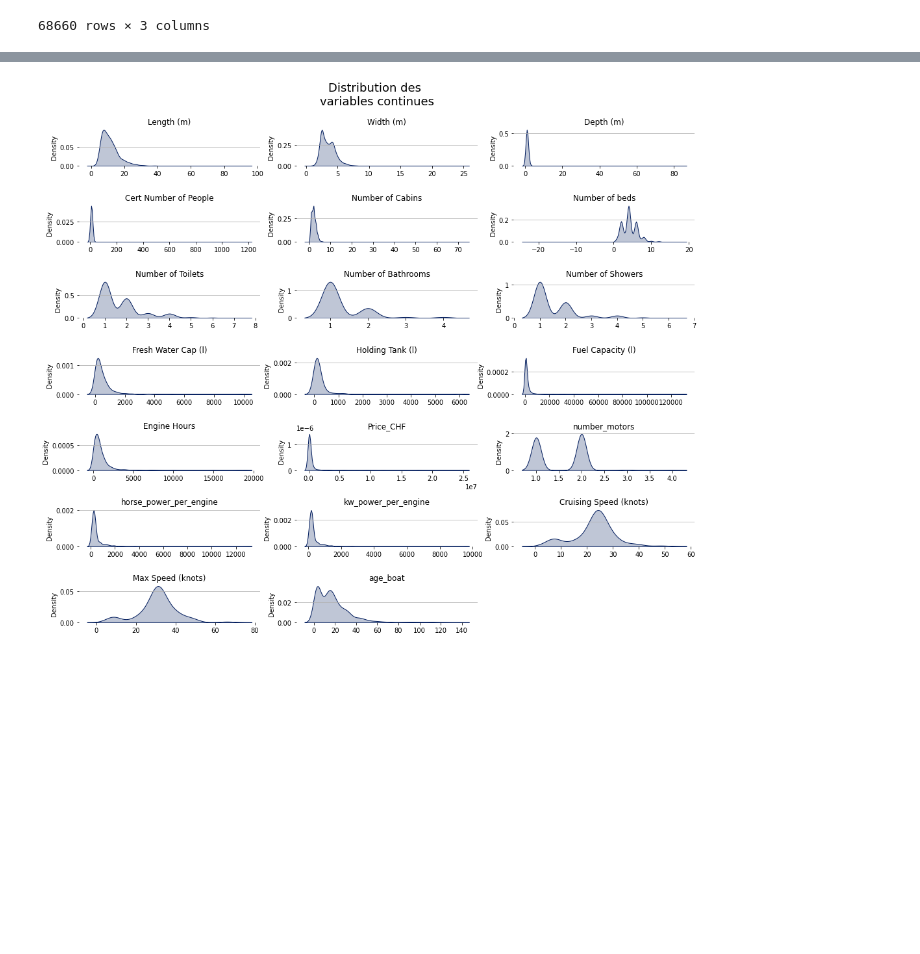
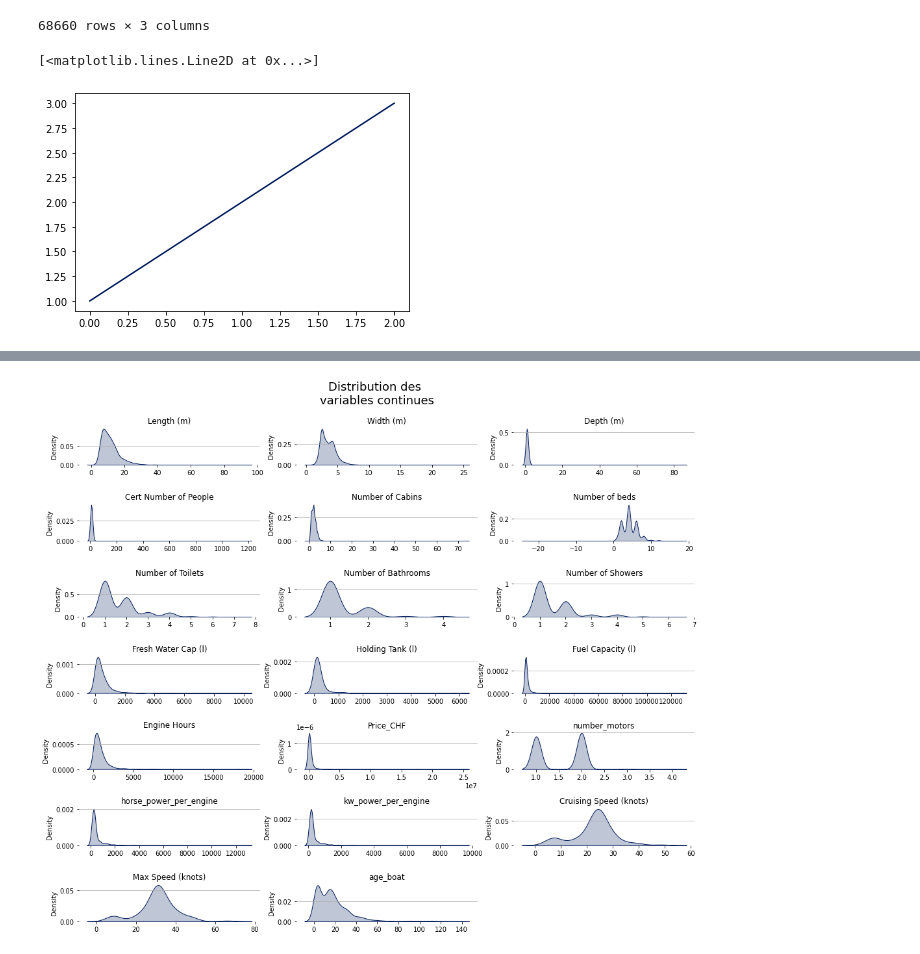
Before and after one commit to kristy25/AcademyPublic, a Jupyter notebook: Untitled1.ipynb, the cells around one changed output, grey strips where cells are left out. Drawn from its saved outputs; the diff is of its cells as text; code cells hidden in the pictures; blank space fills up the shorter version.

```diff
--- a/Untitled1.ipynb
+++ b/Untitled1.ipynb
@@ -1775,3 +1777,9 @@ temp
 | 3431 | 3772 | age_boat | 14.00 |
 | 3432 | 860 | age_boat | 31.00 |
 68660 rows × 3 columns
+# %%
+# plot a line, implicitly creating a subplot(111)
+plt.plot([1, 2, 3])
+# %% [output]
+[<matplotlib.lines.Line2D at 0x...>]
+[figure, added]
```
Also changed, not shown: parts of 9 cells of this notebook.
